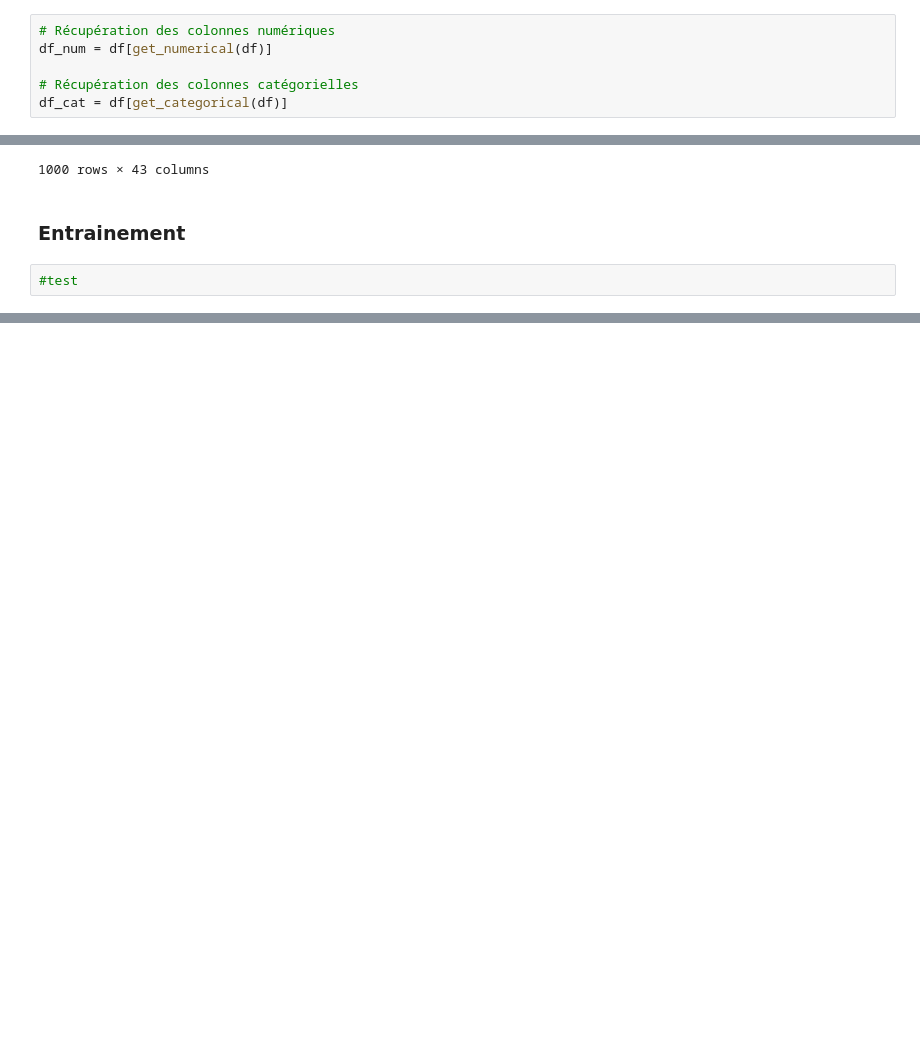
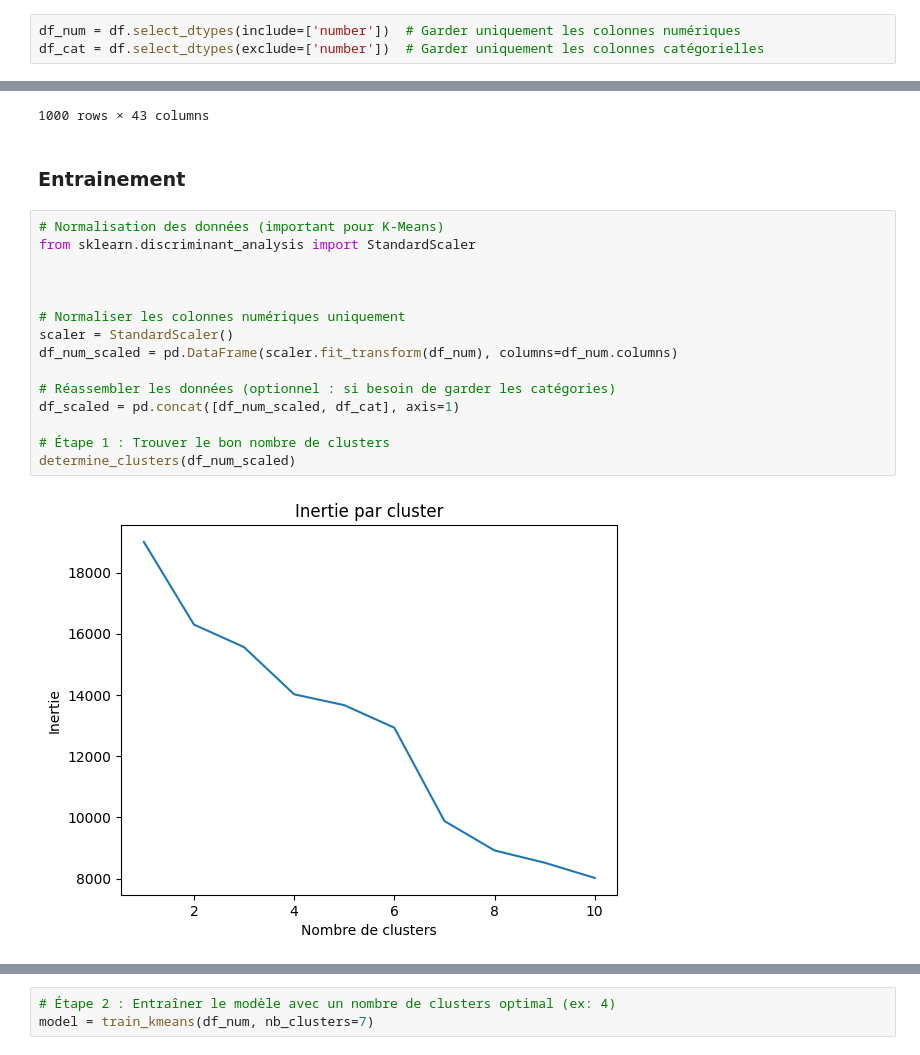
Before and after one commit to Rimekus13/Projet_Machine_Learning, a Jupyter notebook: src/notebooks/Notebook_1.ipynb, the cells around one changed output, grey strips where cells are left out. Drawn from its saved outputs; the diff is of its cells as text; blank space fills up the shorter version.

Commit message:
add v0 train

```diff
--- a/src/notebooks/Notebook_1.ipynb
+++ b/src/notebooks/Notebook_1.ipynb
@@ -80,11 +81,8 @@ df = removal_of_duplicates(df)
 # %% [markdown]
 ### Imputation des données
 # %%
-# Récupération des colonnes numériques
-df_num = df[get_numerical(df)]
-
-# Récupération des colonnes catégorielles
-df_cat = df[get_categorical(df)]
+df_num = df.select_dtypes(include=['number'])  # Garder uniquement les colonnes numériques
+df_cat = df.select_dtypes(exclude=['number'])  # Garder uniquement les colonnes catégorielles
 # %%
 # Imputation des valeurs manquantes pour les colonnes numériques
 df_num = imputation_of_numerical_val(df_num)
@@ -120,4 +112,19 @@ df
 # %% [markdown]
 ### Entrainement
 # %%
-#test
+# Normalisation des données (important pour K-Means)
+from sklearn.discriminant_analysis import StandardScaler
+
+
+
+# Normaliser les colonnes numériques uniquement
+scaler = StandardScaler()
+df_num_scaled = pd.DataFrame(scaler.fit_transform(df_num), columns=df_num.columns)
+
+# Réassembler les données (optionnel : si besoin de garder les catégories)
+df_scaled = pd.concat([df_num_scaled, df_cat], axis=1)
+
+# Étape 1 : Trouver le bon nombre de clusters
+determine_clusters(df_num_scaled)
+# %% [output]
+[figure, added]
@@ -123,0 +132,3 @@ df
+# %%
+# Étape 2 : Entraîner le modèle avec un nombre de clusters optimal (ex: 4)
+model = train_kmeans(df_num, nb_clusters=7)
```
Also changed, not shown: parts of 7 cells of this notebook, 1 other file.
